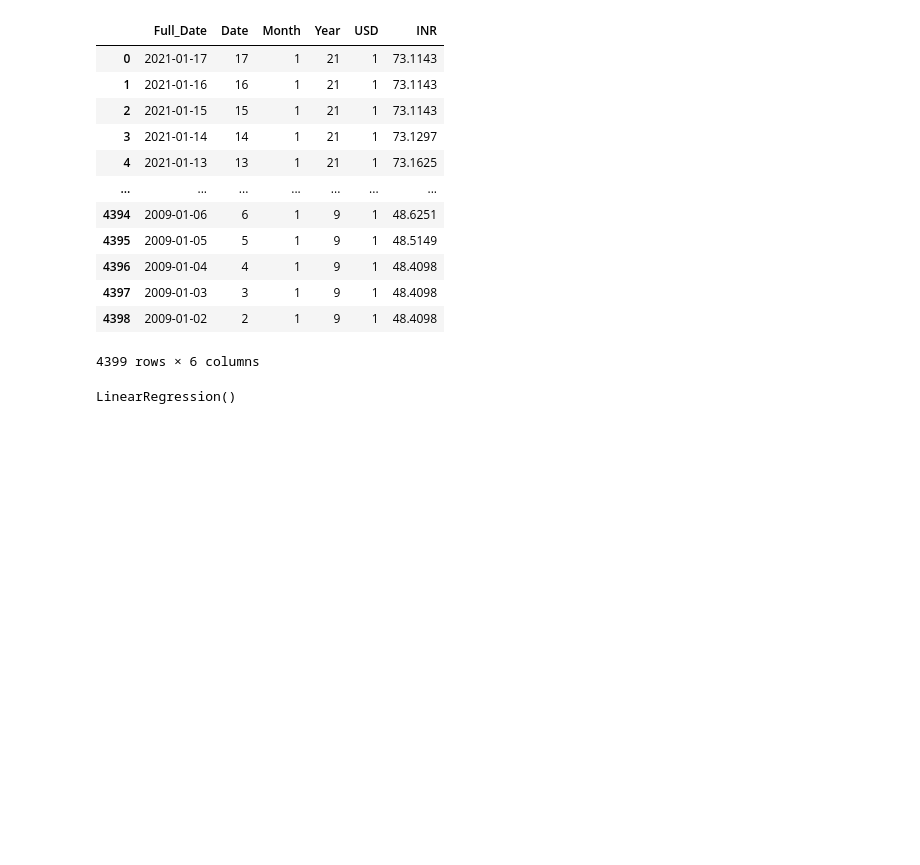
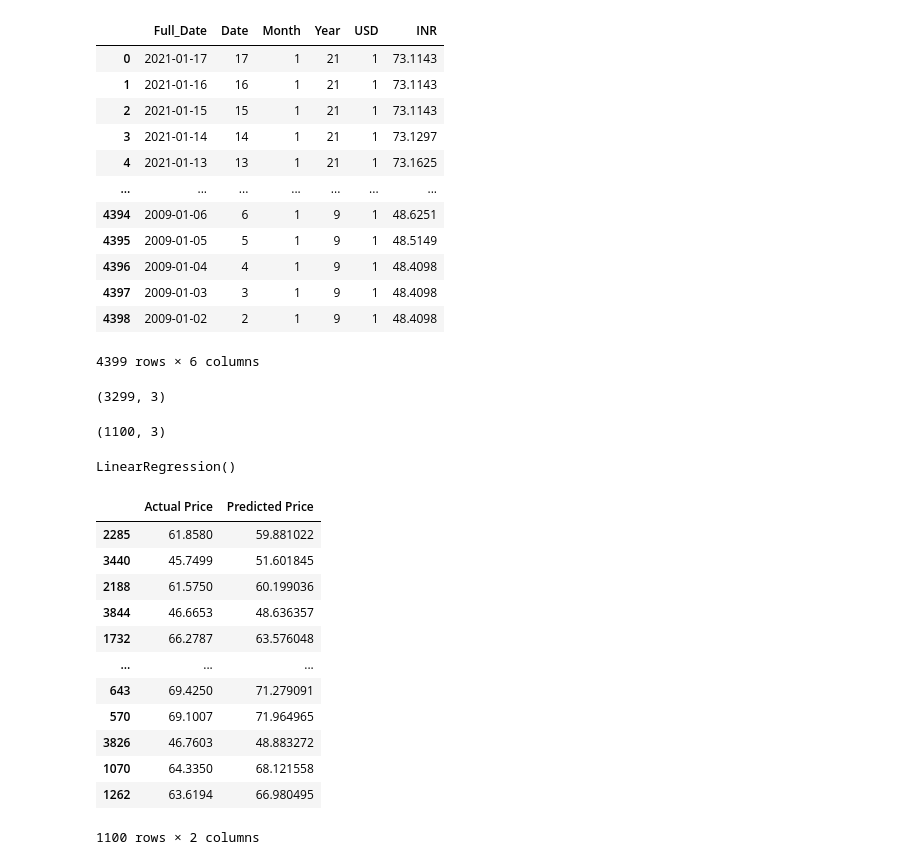
Before and after one commit to xvinay28x/Predicting_US_Dollar_Price-, a Jupyter notebook: Untitled.ipynb, the cells around one changed output. Cells and saved outputs as stored; diff of their text form; code cells hidden in the pictures; blank space fills up the shorter version.

```diff
--- a/Untitled.ipynb
+++ b/Untitled.ipynb
@@ -41,7 +63,5 @@ df
 | 4398 | 2009-01-02 | 2 | 1 | 9 | 1 | 48.4098 |
 4399 rows × 6 columns
 # %%
-reg = linear_model.LinearRegression()
-reg.fit(df[["Date","Month","Year"]],df.INR)
+x = df[["Date","Month","Year"]]
+y = df["INR"]
-# %% [output]
-LinearRegression()
@@ -47,0 +71,13 @@ LinearRegression()
+# %%
+x_train.shape
+# %% [output]
+(3299, 3)
+# %%
+x_test.shape
+# %% [output]
+(1100, 3)
+# %%
+reg = linear_model.LinearRegression()
+reg.fit(x_train,y_train)
+# %% [output]
+LinearRegression()
@@ -47,0 +88,16 @@ LinearRegression()
+# %%
+x
+# %% [output]
+|  | Actual Price | Predicted Price |
+| 2285 | 61.8580 | 59.881022 |
+| 3440 | 45.7499 | 51.601845 |
+| 2188 | 61.5750 | 60.199036 |
+| 3844 | 46.6653 | 48.636357 |
+| 1732 | 66.2787 | 63.576048 |
+| ... | ... | ... |
+| 643 | 69.4250 | 71.279091 |
+| 570 | 69.1007 | 71.964965 |
+| 3826 | 46.7603 | 48.883272 |
+| 1070 | 64.3350 | 68.121558 |
+| 1262 | 63.6194 | 66.980495 |
+1100 rows × 2 columns
```
Also changed, not shown: parts of 11 cells of this notebook.
